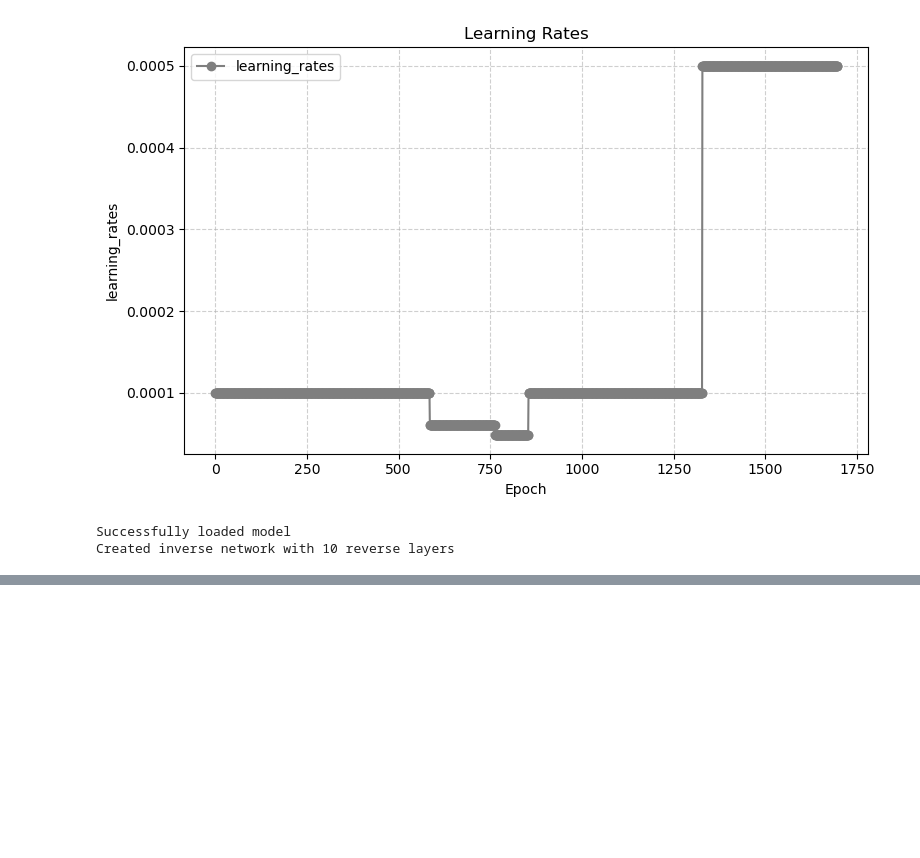
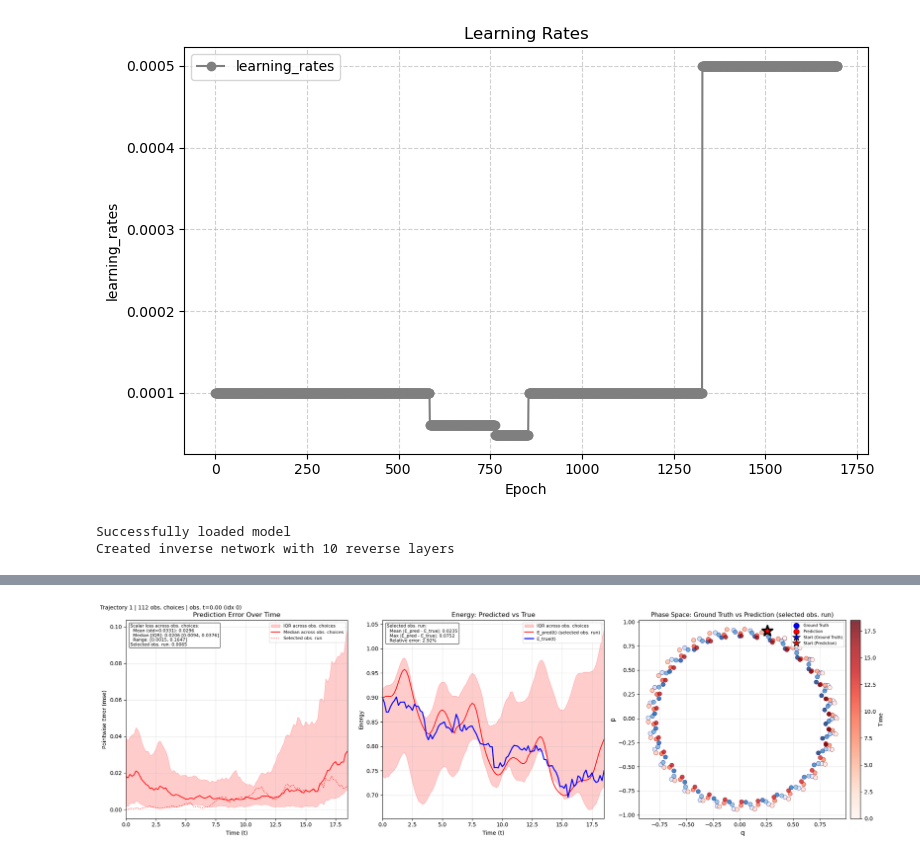
Before and after one commit to thomasGR9/Hamilton_Jacobi_NN, a Jupyter notebook: training_results_real_pendulum.ipynb, the cells around one changed output, grey strips where cells are left out. Drawn from its saved outputs; the diff is of its cells as text; code cells hidden in the pictures; blank space fills up the shorter version.

```diff
--- a/training_results_real_pendulum.ipynb
+++ b/training_results_real_pendulum.ipynb
@@ -438,0 +217,15 @@ Coverage: 100.0%
+# %%
+single_trajectory_test_results = test_model_varying_observation_single_trajectory(
+    get_data_from_trajectory_id,
+    "mse",
+    test_id_df_real_pendulum,
+    test_df_real_pendulum,
+    trajectory_id,
+    mapping_net,
+    inverse_net,
+    device,
+    Tmax,
+    case="real_pendulum",
+    length=1.0, k=1, mass=1, g=3.0, constant=2.4,
+    verbose=True,
+)
@@ -438,0 +250,15 @@ Coverage: 100.0%
+# %%
+#SAVE
+
+with open("./prediction_results_single_trajectory/task_3_single_traj_results_test.pkl", "wb") as f:
+    pickle.dump(single_trajectory_test_results, f)
+# %%
+#LOAD
+with open("./prediction_results_single_trajectory/task_3_single_traj_results_test.pkl", "rb") as f:
+    single_trajectory_test_results = pickle.load(f)
+# %%
+obs_idx=0
+# %%
+plot_varying_observation_results(single_trajectory_test_results, obs_idx=obs_idx, figsize=(20,6), connect_points=False, iqr_alpha = 0.2)
+# %% [output]
+[figure, added]
```
Also changed, not shown: parts of 21 cells of this notebook, 1 other file.
